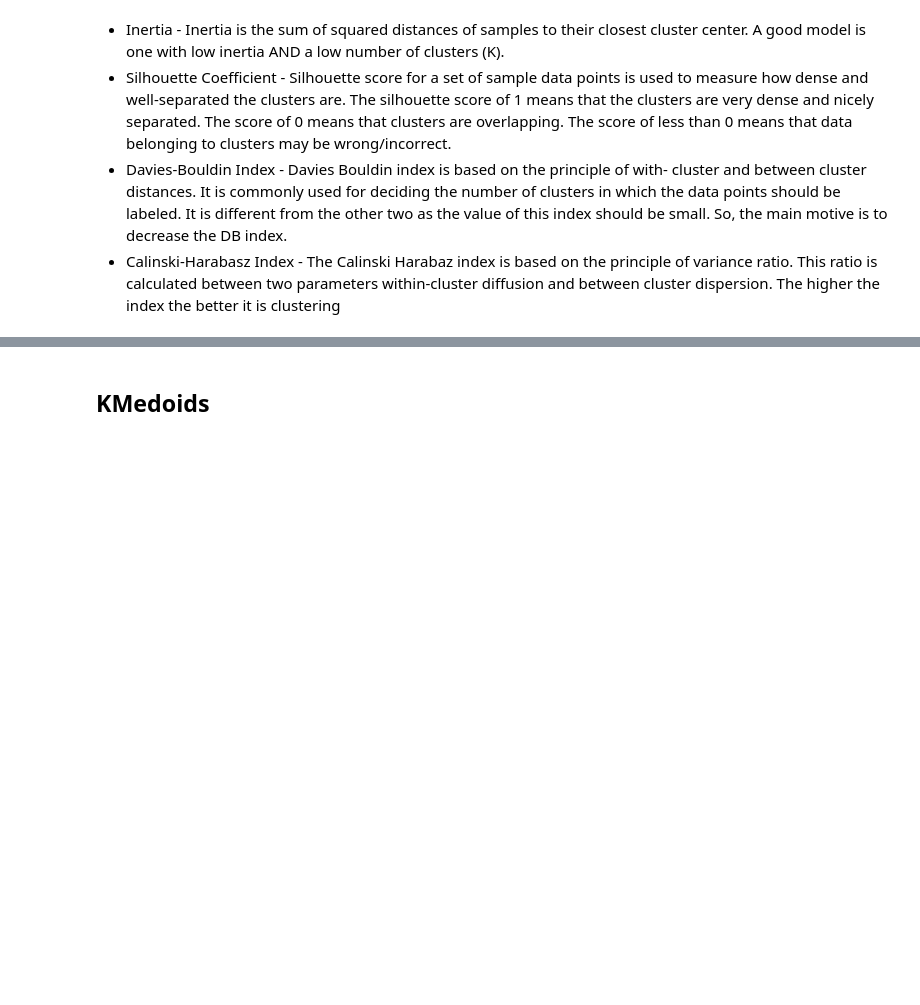
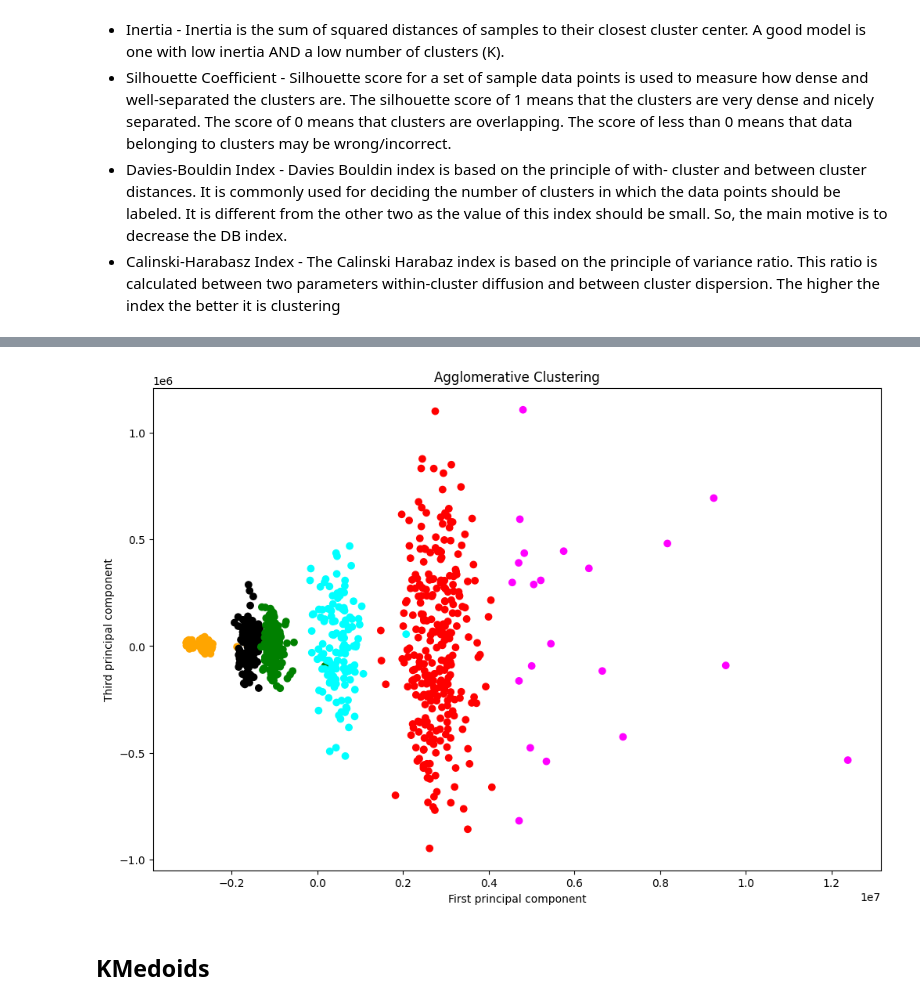
Before and after one commit to RadCod3/DataStorm-4.0-BrainLeftException-SemiFinals, a Jupyter notebook: template.ipynb, the cells around one changed output, grey strips where cells are left out. Saved outputs shown, nothing was run; the diff lists cells and outputs as text; code cells hidden in the pictures; blank space fills up the shorter version.

```diff
--- a/template.ipynb
+++ b/template.ipynb
@@ -765,3 +861,15 @@ X_mag = np.abs(X_reduced)
+# %%
+colors = ["red", "green", "cyan", "orange", "magenta", "black"]
+
+# Create a scatter plot with custom colors for each cluster
+plt.figure(figsize=(12, 8))
+plt.scatter(X_reduced[:, 0], X_reduced[:, 2], c=[colors[label] for label in labels_[4]], cmap="plasma")
+plt.title("Agglomerative Clustering")
+plt.xlabel("First principal component")
+plt.ylabel("Third principal component")
+plt.show()
+# %% [output]
+[figure, added]
 # %% [markdown]
 ## KMedoids
 # %% [markdown]
```
Also changed, not shown: parts of 32 cells of this notebook.
